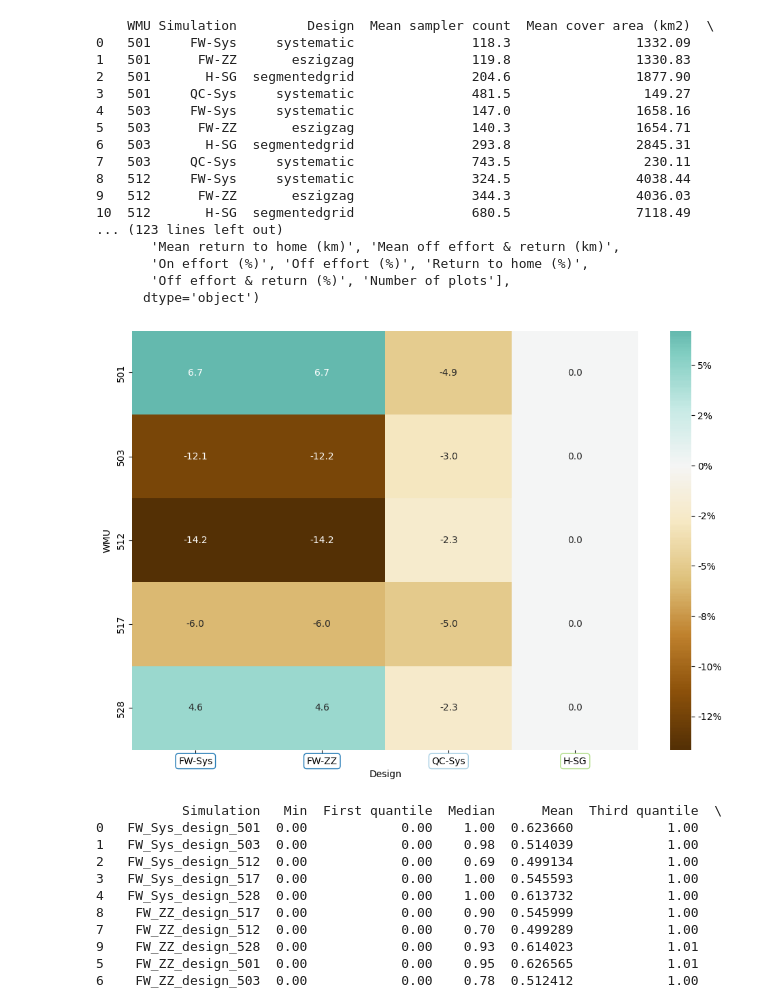
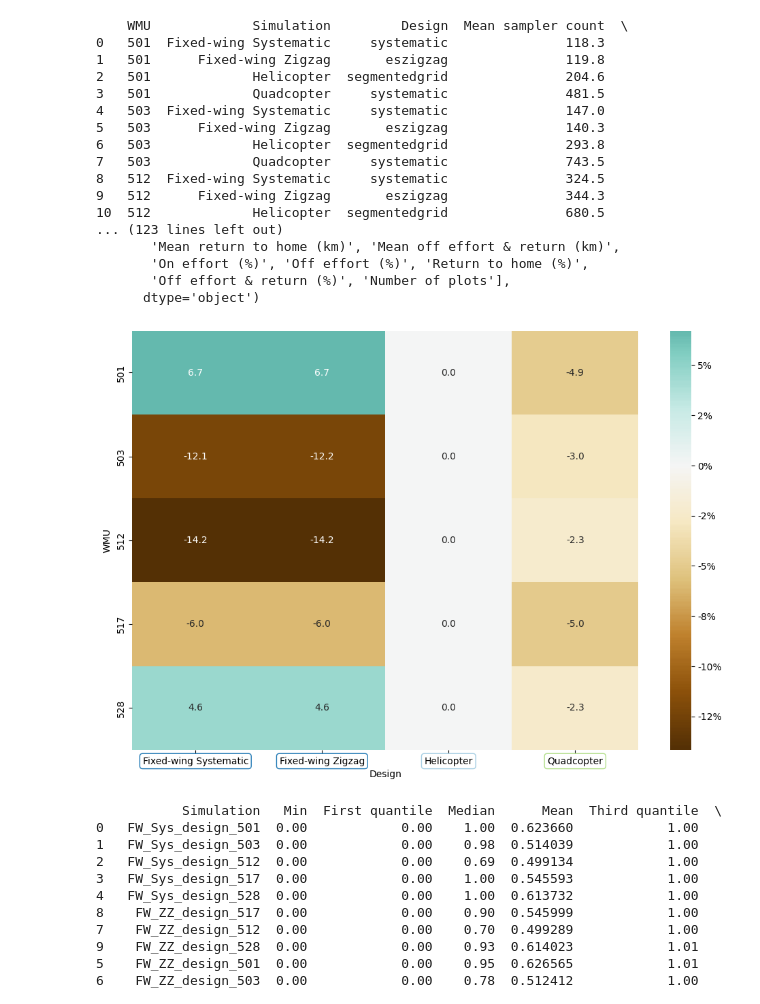
Before and after one commit to hambrecht/DroneSurveySimulator, a Jupyter notebook: Scripts/visualisation/vis_cover.ipynb, the cells around one changed output. Saved outputs shown, nothing was run; the diff lists cells and outputs as text; code cells hidden in the pictures.

```diff
--- a/Scripts/visualisation/vis_cover.ipynb
+++ b/Scripts/visualisation/vis_cover.ipynb
@@ -29,14 +29,10 @@ df.rename(columns={'WMU ' : 'WMU', 'Simulation':'Simulation', 'Design':'Design',
 
 # Dictionary to map old simulation names to new ones
 simulation_rename_dict = {
-    'H_SG': 'H-SG',
-    # 'Rnd': 'Rnd',
-    # 'Sys': 'Sys',
-    # 'ZZ': 'ZZ',
-    # 'ZZC': 'ZZC',
-    'FW_Sys': 'FW-Sys',
-    'FW_ZZ': 'FW-ZZ',
-    'QC_Sys': 'QC-Sys'
+    'H-SG': 'Helicopter',
+    'FW-Sys': 'Fixed-wing Systematic',
+    'FW-ZZ': 'Fixed-wing Zigzag',
+    'QC_Sys': 'Quadcopter'
 }
 # Renaming the simulations
 df['Simulation'] = df['Simulation'].replace(simulation_rename_dict)
@@ -44,18 +40,18 @@ df['Simulation'] = df['Simulation'].replace(simulation_rename_dict)
 print(df)
 print(df.columns)
 # %% [output]
-    WMU Simulation         Design  Mean sampler count  Mean cover area (km2)  \
-0   501     FW-Sys     systematic               118.3                1332.09
-1   501      FW-ZZ       eszigzag               119.8                1330.83
-2   501       H-SG  segmentedgrid               204.6                1877.90
-3   501     QC-Sys     systematic               481.5                 149.27
-4   503     FW-Sys     systematic               147.0                1658.16
-5   503      FW-ZZ       eszigzag               140.3                1654.71
-6   503       H-SG  segmentedgrid               293.8                2845.31
-7   503     QC-Sys     systematic               743.5                 230.11
-8   512     FW-Sys     systematic               324.5                4038.44
-9   512      FW-ZZ       eszigzag               344.3                4036.03
-10  512       H-SG  segmentedgrid               680.5                7118.49
+    WMU             Simulation         Design  Mean sampler count  \
+0   501  Fixed-wing Systematic     systematic               118.3
+1   501      Fixed-wing Zigzag       eszigzag               119.8
+2   501             Helicopter  segmentedgrid               204.6
+3   501             Quadcopter     systematic               481.5
+4   503  Fixed-wing Systematic     systematic               147.0
+5   503      Fixed-wing Zigzag       eszigzag               140.3
+6   503             Helicopter  segmentedgrid               293.8
+7   503             Quadcopter     systematic               743.5
+8   512  Fixed-wing Systematic     systematic               324.5
+9   512      Fixed-wing Zigzag       eszigzag               344.3
+10  512             Helicopter  segmentedgrid               680.5
 ... (123 lines left out)
        'Mean return to home (km)', 'Mean off effort & return (km)',
        'On effort (%)', 'Off effort (%)', 'Return to home (%)',
@@ -69,40 +65,40 @@ df_filtered = df[['WMU', 'Simulation', 'Mean line length (km)']]
 df_pivot = df_filtered.pivot(index='WMU', columns='Simulation', values='Mean line length (km)')
 
 # Define the desired order of the columns
-desired_order = ['FW-Sys', 'FW-ZZ','QC-Sys', 'H-SG']  # Replace with your actual column names
+# desired_order = ['FW-Sys', 'FW-ZZ','QC-Sys', 'H-SG']  # Replace with your actual column names
 
 # Reorder the DataFrame columns
-df_pivot = df_pivot[desired_order]
+# df_pivot = df_pivot[desired_order]
 
 # Calculate the proportional difference from H-SG for each WMU
-df_diff = df_pivot.subtract(df_pivot['H-SG'], axis=0).divide(df_pivot['H-SG'], axis=0) * 100
+df_diff = df_pivot.subtract(df_pivot['Helicopter'], axis=0).divide(df_pivot['Helicopter'], axis=0) * 100
 
 # Create the heatmap
 plt.figure(figsize=(12, 8))
 # Define a custom annotation function to add a percentage sign
 def annot_format(data):
     return f'{data:.1f}%'
 
 ax = sns.heatmap(df_diff, cmap='BrBG', center=0, annot=True, fmt='.1f', annot_kws={"size": 10}, cbar_kws={'format': '%.0f%%'})
 
 
 # Define colors for each group of simulations
 colors = ['#1f78b4', '#1f78b4', '#a6cee3','#b2df8a']
 
 # Add colored borders around the x-axis labels
 for tick_label, color in zip(ax.get_xticklabels(), colors):
     tick_label.set_bbox(dict(facecolor='white', edgecolor=color, boxstyle='round,pad=0.3'))
 
 # Keep the font color black
 for tick_label in ax.get_xticklabels():
     tick_label.set_color('black')
 
 # plt.title('Heatmap of Proportional Mean Line Length Differences')
 plt.xlabel('Design')
 plt.ylabel('WMU')
 plt.show()
 # %% [output]
-[figure, old version]
+[figure, new version]
 # %%
 # Construct the relative path to the CSV file
 file_path = os.path.join('..', '..', 'Output', 'Simulation', 'coverage_score.csv')
```
